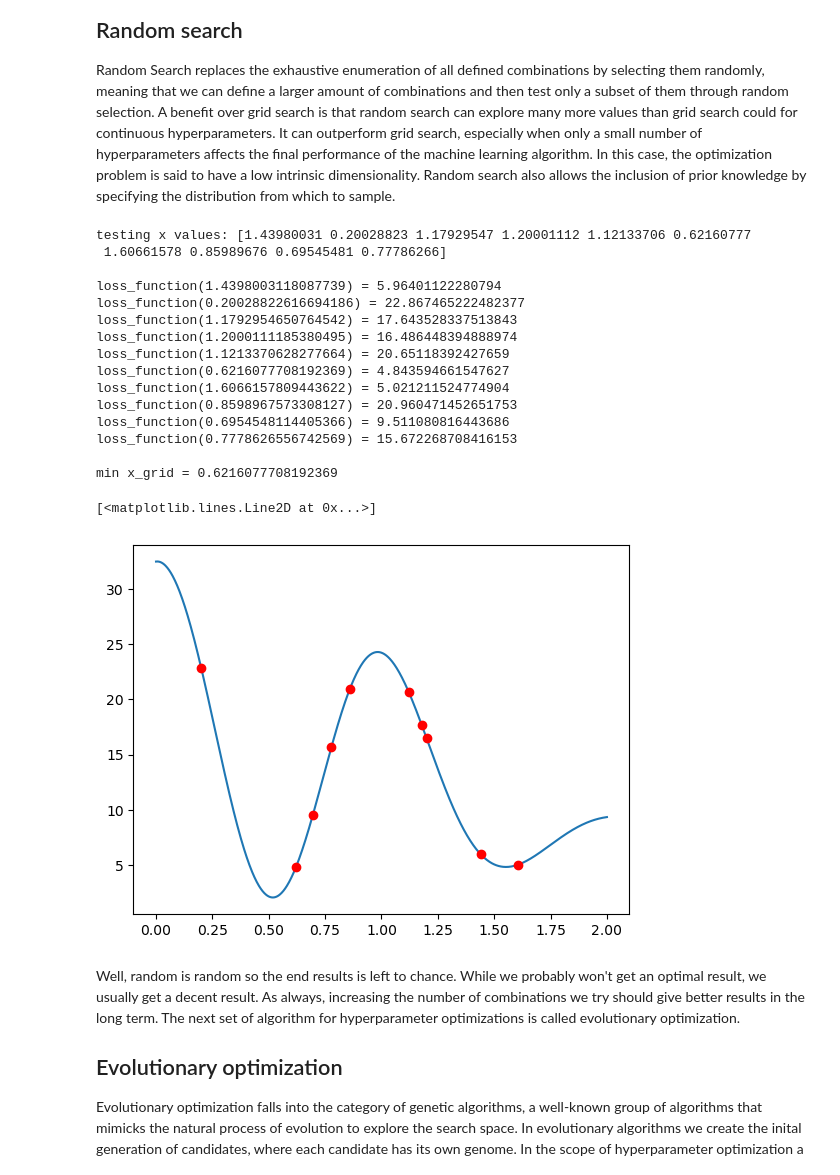
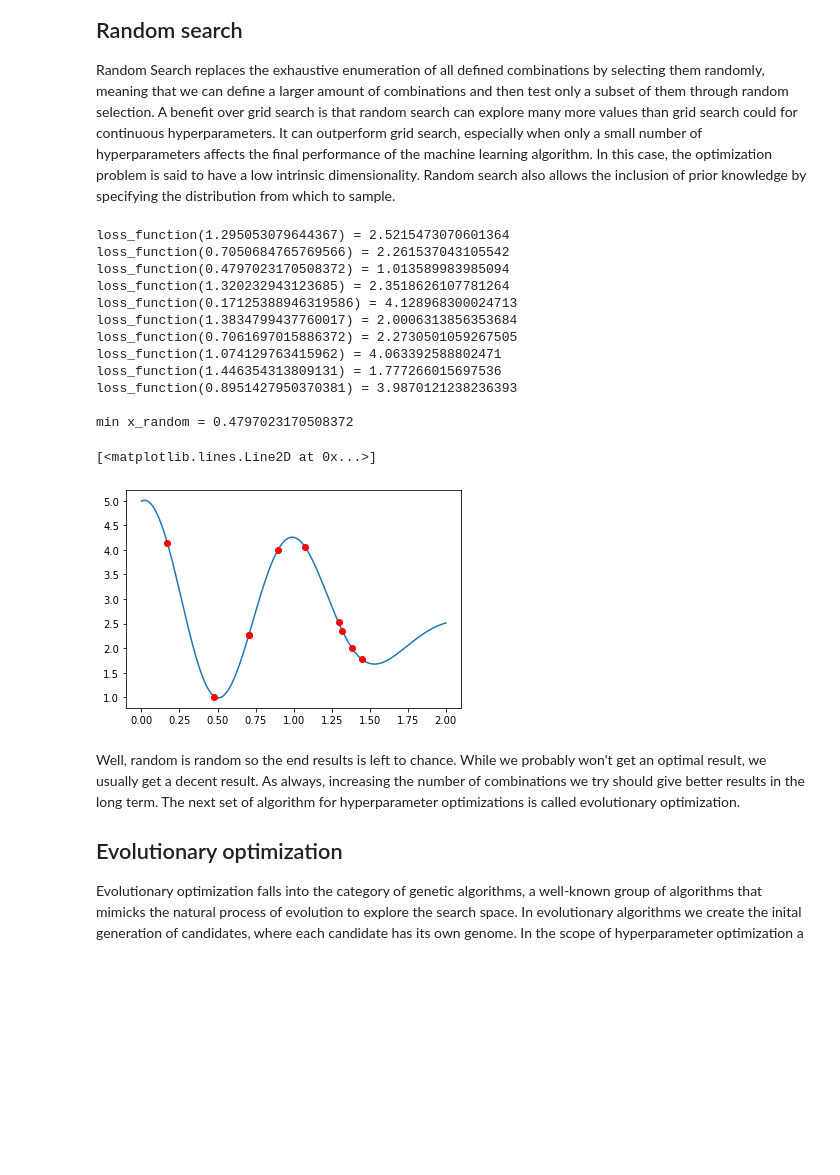
Before and after one commit to fri-datascience/course_bs, a Jupyter notebook: Session_13_Miscellaneous/code/02_hyperparameter_optimization.ipynb, the cells around one changed output. Drawn from its saved outputs; the diff is of its cells as text; code cells hidden in the pictures; blank space fills up the shorter version.

```diff
--- a/Session_13_Miscellaneous/code/02_hyperparameter_optimization.ipynb
+++ b/Session_13_Miscellaneous/code/02_hyperparameter_optimization.ipynb
@@ -21,7 +21,6 @@ So, one might look at the problem of hyperparameter optimization as a problem of
 
 The code block below defines the shape of our loss function, we are interested in finding the value of our hyperparmeter $x$ that minimizes this function on the [0, 3] interval.
 # %%
-import math
 import numpy as np
 import matplotlib.pyplot as plt
 
@@ -33,9 +32,14 @@ def loss_function(x, print_value = False):
         x (float): the input value
         print_value (bool): whether to print the value of the loss function
     """
-    value = 3 * x + (1 - 1 / 3 * math.sin(12 * x + 3) / (10 + x) + (8 * math.cos(3 * x)) ** 2) / (x ** 4 + 2)
+    value = x + (1 - 1 / 1 * np.sin(12 * x + 3) / (10 + x) + (3 * np.cos(3 * x)) ** 2) / (x ** 4 + 2)
     if print_value:
-        print(f"loss_function({x}) = {value}")
+        # if value is a numpy array
+        if hasattr(value, "__iter__"):
+            for i in range(len(x)):
+                print(f"loss_function({x[i]}) = {value[i]}")
+        else:
+            print(f"loss_function({x}) = {value}")
     return value
 
 # plot the loss function from 0 to 2
@@ -182,42 +177,33 @@ As you can see, grid search found a quite decent value at $x = 0.4444$. However,
 Random Search replaces the exhaustive enumeration of all defined combinations by selecting them randomly, meaning that we can define a larger amount of combinations and then test only a subset of them through random selection. A benefit over grid search is that random search can explore many more values than grid search could for continuous hyperparameters. It can outperform grid search, especially when only a small number of hyperparameters affects the final performance of the machine learning algorithm. In this case, the optimization problem is said to have a low intrinsic dimensionality. Random search also allows the inclusion of prior knowledge by specifying the distribution from which to sample.
 # %%
 # get 10 random values from 0 to 2
-x_interval = np.random.uniform(start, end, 10)
-print(f"testing x values: {x_interval}\n")
+x_random = np.random.uniform(start, end, 10)
 
-# train on all values in the grid
-x_random = []
-y_random = []
-for x in x_interval:
-    x_random.append(x)
-    y_random.append(loss_function(x, print_value=True))
+# evaluate the loss function at each point in the grid
+y_random = loss_function(x_random, print_value=True)
 
 # find minimum y_grid and it's x_grid
-min_y_random = min(y_random)
-min_x_random = x_random[y_random.index(min_y_random)]
-print(f"\nmin x_grid = {min_x_random}")
+min_x_random = x_random[np.argmin(y_random)]
+print(f"\nmin x_random = {min_x_random}")
 
 # plot loss_function from above along with x_random and y_random points
 plt.plot(x_loss, y_loss)
 plt.plot(x_random, y_random, 'ro')
 # %% [output]
-testing x values: [1.43980031 0.20028823 1.17929547 1.20001112 1.12133706 0.62160777
- 1.60661578 0.85989676 0.69545481 0.77786266]
+loss_function(1.295053079644367) = 2.5215473070601364
+loss_function(0.7050684765769566) = 2.261537043105542
+loss_function(0.4797023170508372) = 1.013589983985094
+loss_function(1.320232943123685) = 2.3518626107781264
+loss_function(0.17125388946319586) = 4.128968300024713
+loss_function(1.3834799437760017) = 2.0006313856353684
+loss_function(0.7061697015886372) = 2.2730501059267505
+loss_function(1.074129763415962) = 4.063392588802471
+loss_function(1.446354313809131) = 1.777266015697536
+loss_function(0.8951427950370381) = 3.9870121238236393
 
-loss_function(1.4398003118087739) = 5.96401122280794
-loss_function(0.20028822616694186) = 22.867465222482377
-loss_function(1.1792954650764542) = 17.643528337513843
-loss_function(1.2000111185380495) = 16.486448394888974
-loss_function(1.1213370628277664) = 20.65118392427659
-loss_function(0.6216077708192369) = 4.843594661547627
-loss_function(1.6066157809443622) = 5.021211524774904
-loss_function(0.8598967573308127) = 20.960471452651753
-loss_function(0.6954548114405366) = 9.511080816443686
-loss_function(0.7778626556742569) = 15.672268708416153
-
-min x_grid = 0.6216077708192369
+min x_random = 0.4797023170508372
 [<matplotlib.lines.Line2D at 0x...>]
-[figure, old version]
+[figure, new version]
 # %% [markdown]
 Well, random is random so the end results is left to chance. While we probably won't get an optimal result, we usually get a decent result. As always, increasing the number of combinations we try should give better results in the long term. The next set of algorithm for hyperparameter optimizations is called evolutionary optimization.
 
```
Also changed, not shown: parts of 9 cells of this notebook.
